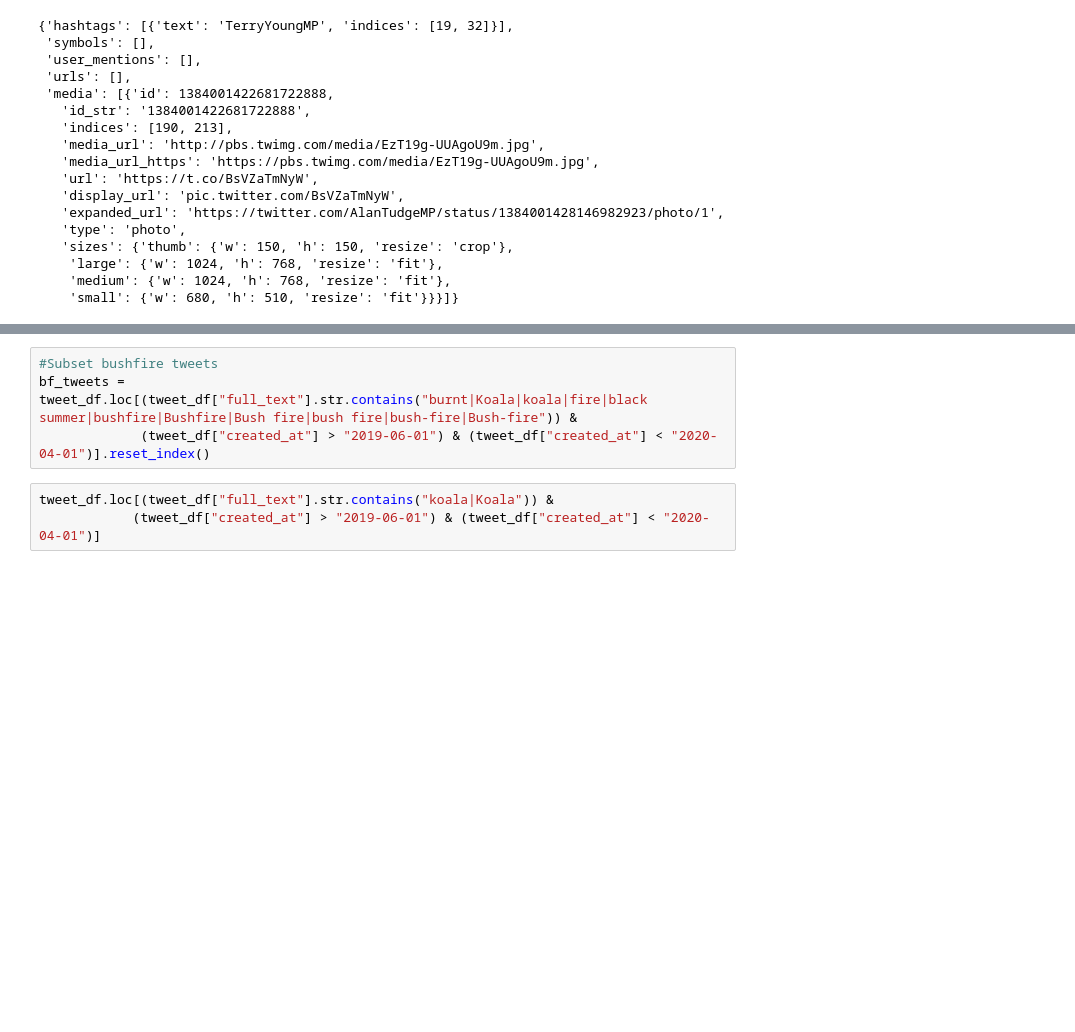
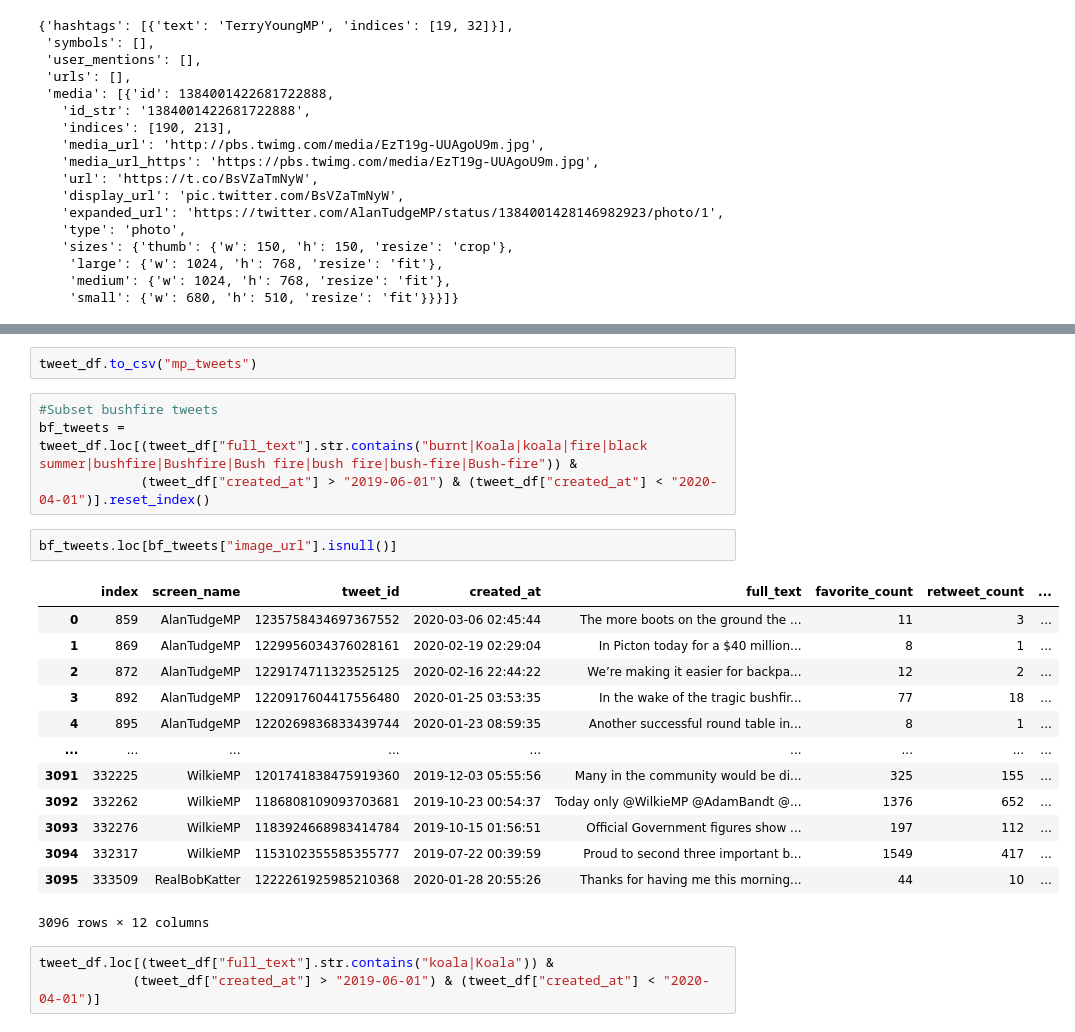
Before and after one commit to frederik-kilpinen/Exam2021-DM-ASDS2, a Jupyter notebook: Notebooks/tweet_collection.ipynb, the cells around one changed output, grey strips where cells are left out. Cells and saved outputs as stored; diff of their text form; blank space fills up the shorter version.

```diff
--- a/Notebooks/tweet_collection.ipynb
+++ b/Notebooks/tweet_collection.ipynb
@@ -276,7 +255,25 @@ tweet_df
+# %%
+tweet_df.to_csv("mp_tweets")
 # %%
 #Subset bushfire tweets
 bf_tweets = tweet_df.loc[(tweet_df["full_text"].str.contains("burnt|Koala|koala|fire|black summer|bushfire|Bushfire|Bush fire|bush fire|bush-fire|Bush-fire")) &
              (tweet_df["created_at"] > "2019-06-01") & (tweet_df["created_at"] < "2020-04-01")].reset_index()
+# %%
+bf_tweets.loc[bf_tweets["image_url"].isnull()]
+# %% [output]
+|  | index | screen_name | tweet_id | created_at | full_text | favorite_count | retweet_count | ... |
+| 0 | 859 | AlanTudgeMP | 1235758434697367552 | 2020-03-06 02:45:44 | The more boots on the ground the ... | 11 | 3 | ... |
+| 1 | 869 | AlanTudgeMP | 1229956034376028161 | 2020-02-19 02:29:04 | In Picton today for a $40 million... | 8 | 1 | ... |
+| 2 | 872 | AlanTudgeMP | 1229174711323525125 | 2020-02-16 22:44:22 | We’re making it easier for backpa... | 12 | 2 | ... |
+| 3 | 892 | AlanTudgeMP | 1220917604417556480 | 2020-01-25 03:53:35 | In the wake of the tragic bushfir... | 77 | 18 | ... |
+| 4 | 895 | AlanTudgeMP | 1220269836833439744 | 2020-01-23 08:59:35 | Another successful round table in... | 8 | 1 | ... |
+| ... | ... | ... | ... | ... | ... | ... | ... | ... |
+| 3091 | 332225 | WilkieMP | 1201741838475919360 | 2019-12-03 05:55:56 | Many in the community would be di... | 325 | 155 | ... |
+| 3092 | 332262 | WilkieMP | 1186808109093703681 | 2019-10-23 00:54:37 | Today only @WilkieMP @AdamBandt @... | 1376 | 652 | ... |
+| 3093 | 332276 | WilkieMP | 1183924668983414784 | 2019-10-15 01:56:51 | Official Government figures show ... | 197 | 112 | ... |
+| 3094 | 332317 | WilkieMP | 1153102355585355777 | 2019-07-22 00:39:59 | Proud to second three important b... | 1549 | 417 | ... |
+| 3095 | 333509 | RealBobKatter | 1222261925985210368 | 2020-01-28 20:55:26 | Thanks for having me this morning... | 44 | 10 | ... |
+3096 rows × 12 columns
 # %%
 tweet_df.loc[(tweet_df["full_text"].str.contains("koala|Koala")) &
             (tweet_df["created_at"] > "2019-06-01") & (tweet_df["created_at"] < "2020-04-01")]
```
Also changed, not shown: parts of 9 cells of this notebook, 4 other files.
